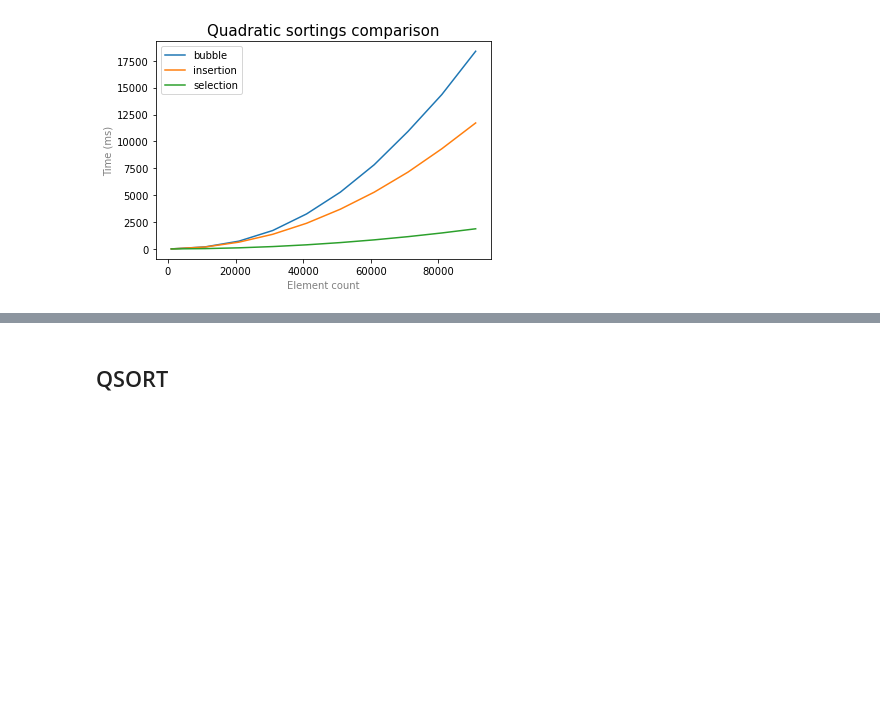
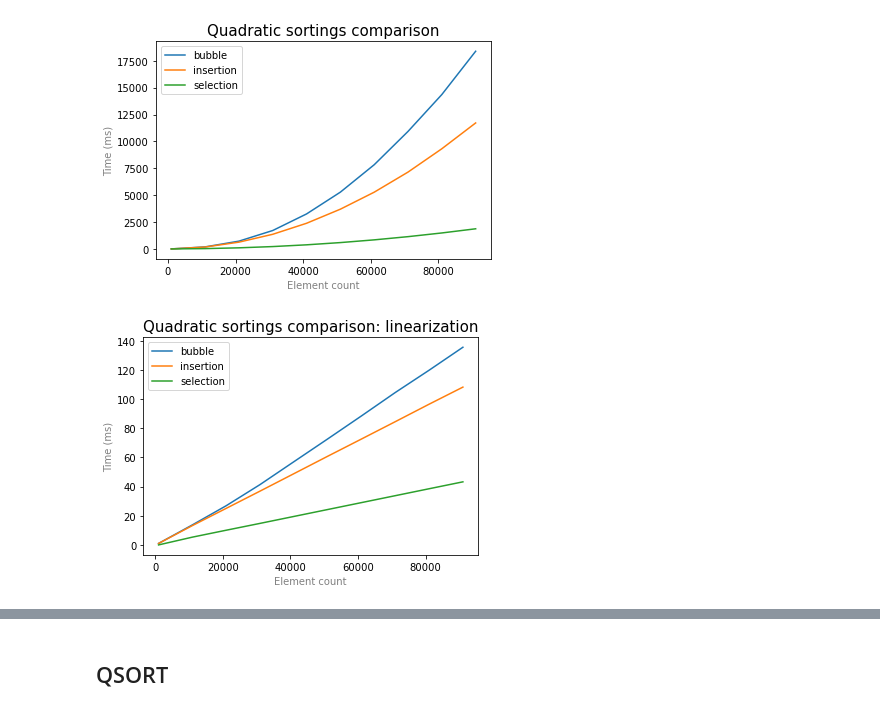
Before and after one commit to sqiportinhsa/NoLabs, a Jupyter notebook: sorting/plots/plots.ipynb, the cells around one changed output, grey strips where cells are left out. Cells and saved outputs as stored; diff of their text form; code cells hidden in the pictures; blank space fills up the shorter version.

Commit message:
add graphics

```diff
--- a/sorting/plots/plots.ipynb
+++ b/sorting/plots/plots.ipynb
@@ -12,8 +13,12 @@ insertion_y = []
 selection_x = []
 selection_y = []
 
+bubble_sqrt_y = []
+insertion_sqrt_y = []
+selection_sqrt_y = []
 
-with open("../testing/data/bench11.txt") as csvfile:
+
+with open("../testing/data/bench1.txt") as csvfile:
     data = csv.reader(csvfile, delimiter=',')
 
     for row in data:
@@ -23,9 +28,12 @@ with open("../testing/data/bench11.txt") as csvfile:
         if (row[0] == "Bubble sort"):
             bubble_x.append(x)
             bubble_y.append(y)
+            bubble_sqrt_y.append(sqrt(y))
         elif (row[0] == "Insertion sort"):
             insertion_x.append(x)
             insertion_y.append(y)
+            insertion_sqrt_y.append(sqrt(y))
         elif (row[0] == "Selection sort"):
             selection_x.append(x)
             selection_y.append(y)
+            selection_sqrt_y.append(sqrt(y))
@@ -97,3 +177,18 @@ plt.legend(['bubble', 'insertion', 'selection'])
 plt.show()
 # %% [output]
 [figure]
+# %%
+plt.xlabel('Element count', color = 'gray')
+plt.ylabel('Time (ms)', color = 'gray')
+
+plt.title('Quadratic sortings comparison: linearization', fontsize = 15)
+
+plt.plot(bubble_x, bubble_sqrt_y)
+plt.plot(insertion_x, insertion_sqrt_y)
+plt.plot(selection_x, selection_sqrt_y)
+
+plt.legend(['bubble', 'insertion', 'selection'])
+
+plt.show()
+# %% [output]
+[figure, added]
```
Also changed, not shown: parts of 15 cells of this notebook, 7 other files.
